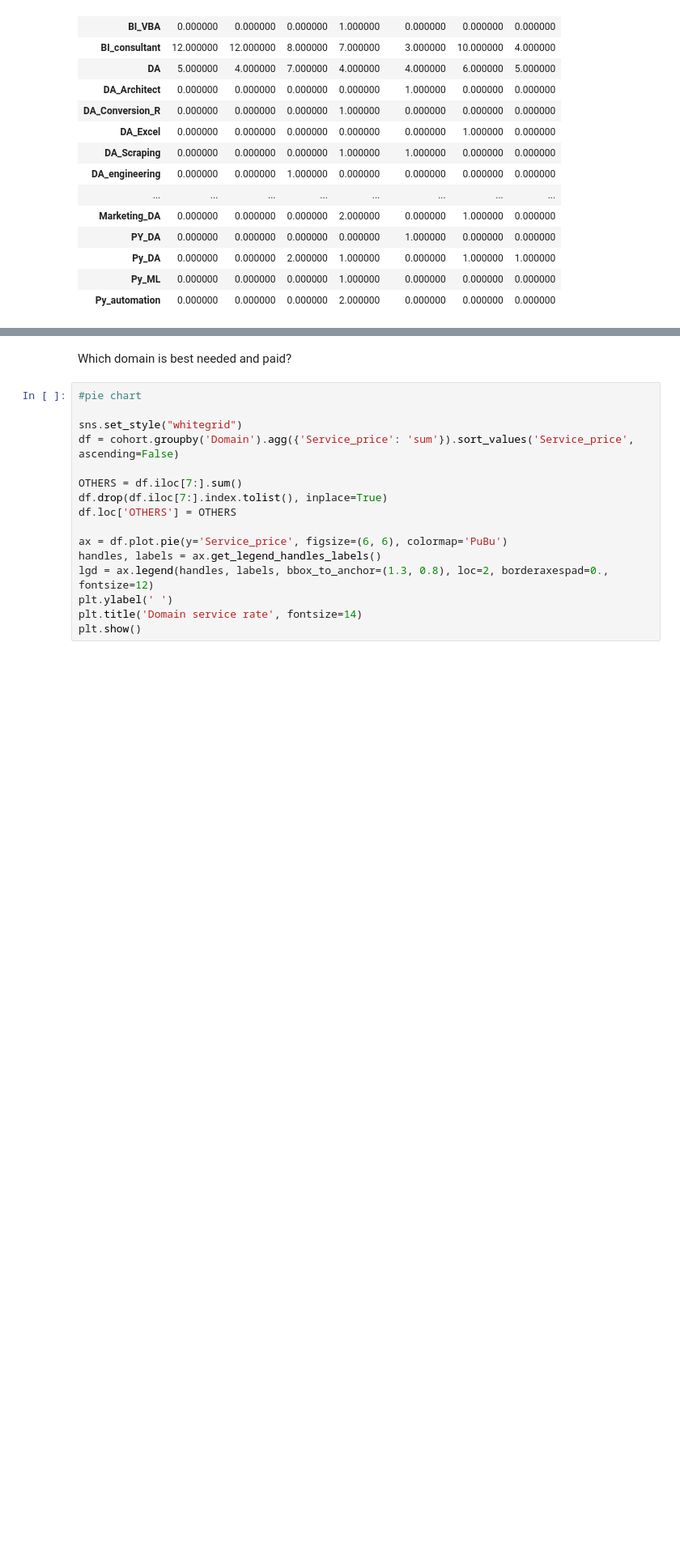
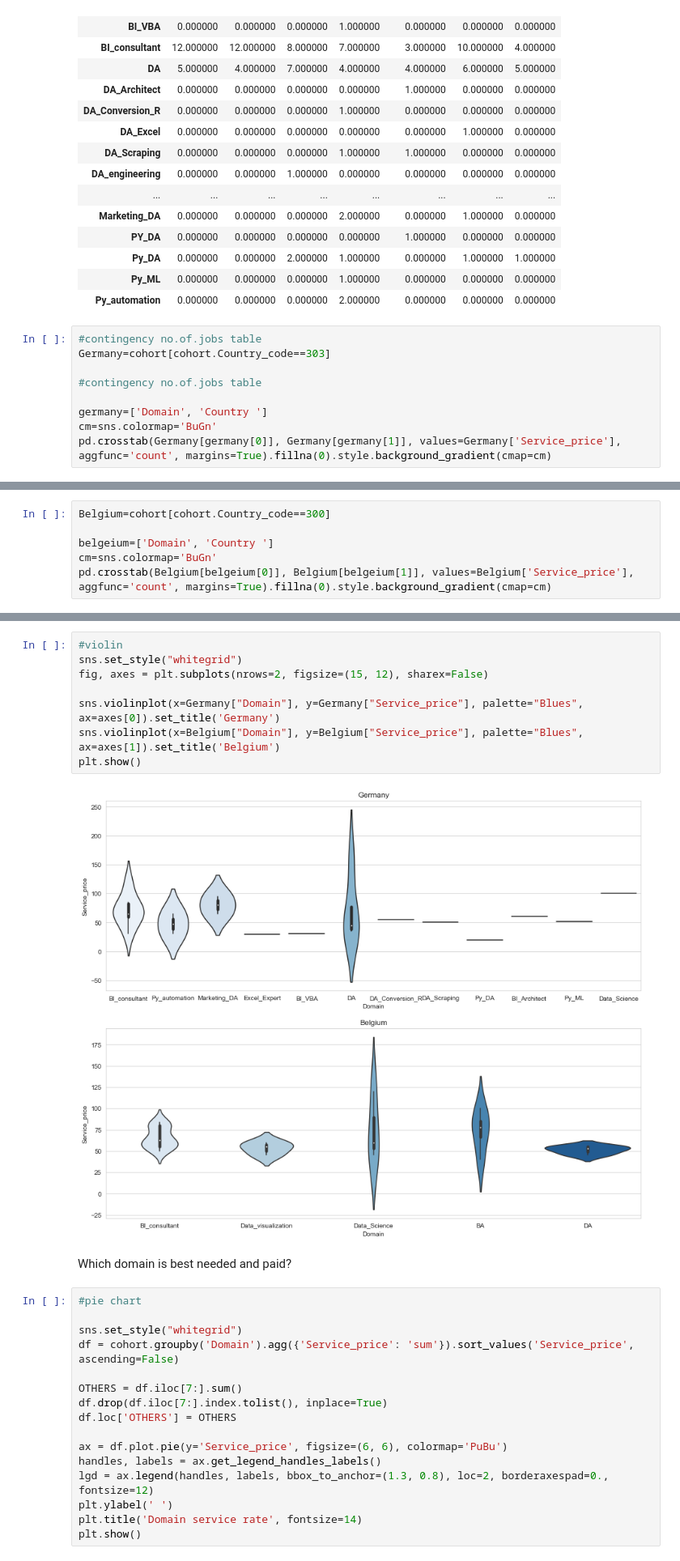
Before and after one commit to simofleanta/Data_coding_preparations, a Jupyter notebook: crosstab.ipynb, the cells around one changed output, grey strips where cells are left out. Shown at 81% size. Saved outputs shown, nothing was run; the diff lists cells and outputs as text; blank space fills up the shorter version.

```diff
--- a/crosstab.ipynb
+++ b/crosstab.ipynb
@@ -92,3 +92,12 @@ pd.crosstab(cohort[hourly[0]], cohort[hourly[1]], values=cohort['Service_price']
 | Py_DA | 0.000000 | 0.000000 | 2.000000 | 1.000000 | 0.000000 | 1.000000 | 1.000000 |
 | Py_ML | 0.000000 | 0.000000 | 0.000000 | 1.000000 | 0.000000 | 0.000000 | 0.000000 |
 | Py_automation | 0.000000 | 0.000000 | 0.000000 | 2.000000 | 0.000000 | 0.000000 | 0.000000 |
+# %%
+#contingency no.of.jobs table
+Germany=cohort[cohort.Country_code==303]
+
+#contingency no.of.jobs table
+
+germany=['Domain', 'Country ']
+cm=sns.colormap='BuGn'
+pd.crosstab(Germany[germany[0]], Germany[germany[1]], values=Germany['Service_price'], aggfunc='count', margins=True).fillna(0).style.background_gradient(cmap=cm)
@@ -94,0 +120,6 @@ pd.crosstab(cohort[hourly[0]], cohort[hourly[1]], values=cohort['Service_price']
+# %%
+Belgium=cohort[cohort.Country_code==300]
+
+belgeium=['Domain', 'Country ']
+cm=sns.colormap='BuGn'
+pd.crosstab(Belgium[belgeium[0]], Belgium[belgeium[1]], values=Belgium['Service_price'], aggfunc='count', margins=True).fillna(0).style.background_gradient(cmap=cm)
@@ -95,3 +135,13 @@ pd.crosstab(cohort[hourly[0]], cohort[hourly[1]], values=cohort['Service_price']
+# %%
+#violin
+sns.set_style("whitegrid")
+fig, axes = plt.subplots(nrows=2, figsize=(15, 12), sharex=False)
+
+sns.violinplot(x=Germany["Domain"], y=Germany["Service_price"], palette="Blues", ax=axes[0]).set_title('Germany')
+sns.violinplot(x=Belgium["Domain"], y=Belgium["Service_price"], palette="Blues", ax=axes[1]).set_title('Belgium')
+plt.show()
+# %% [output]
+[figure, added]
 # %% [markdown]
 Which domain is best needed and paid?
 # %%
```
Also changed, not shown: parts of 4 cells of this notebook.
